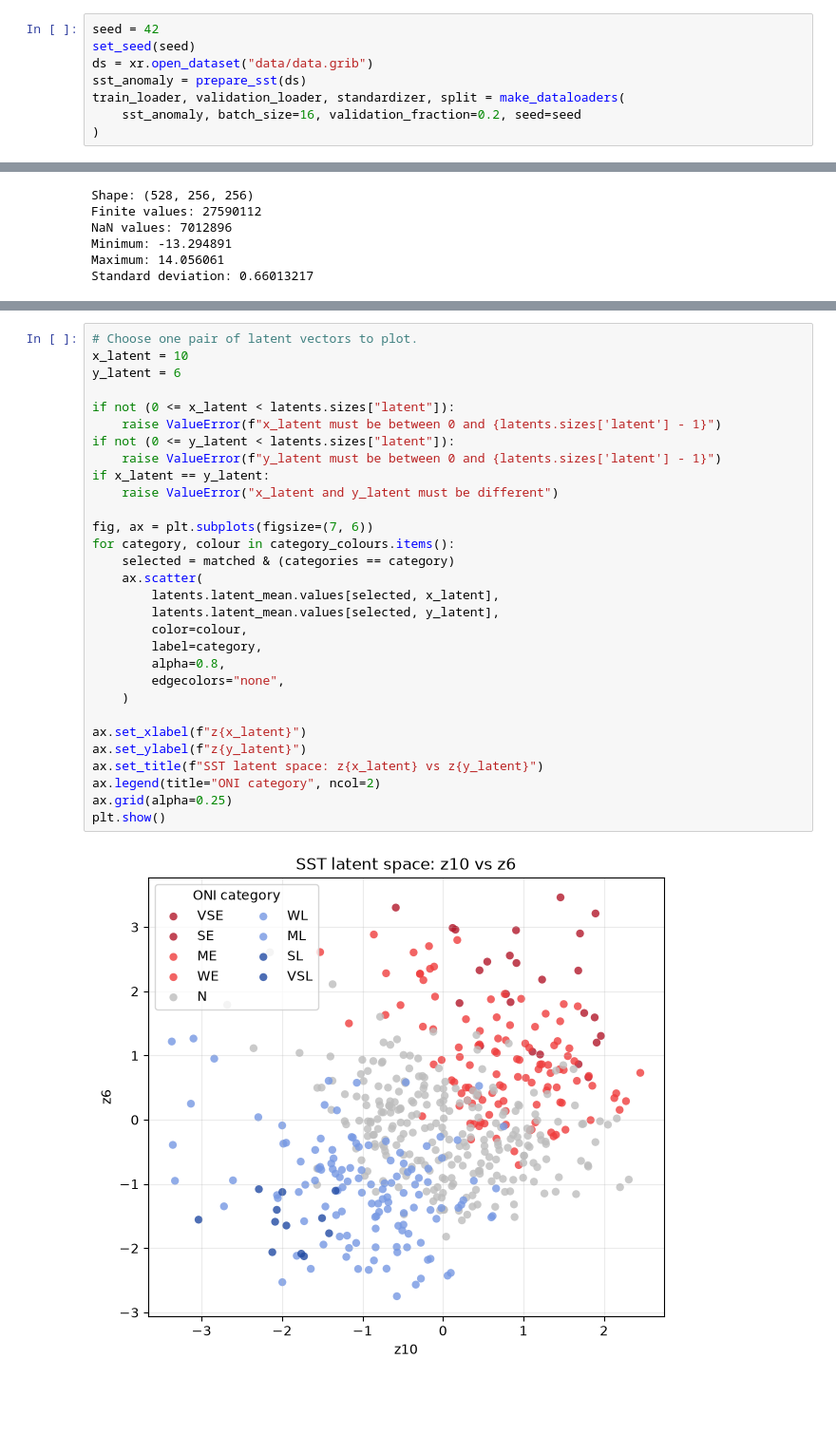
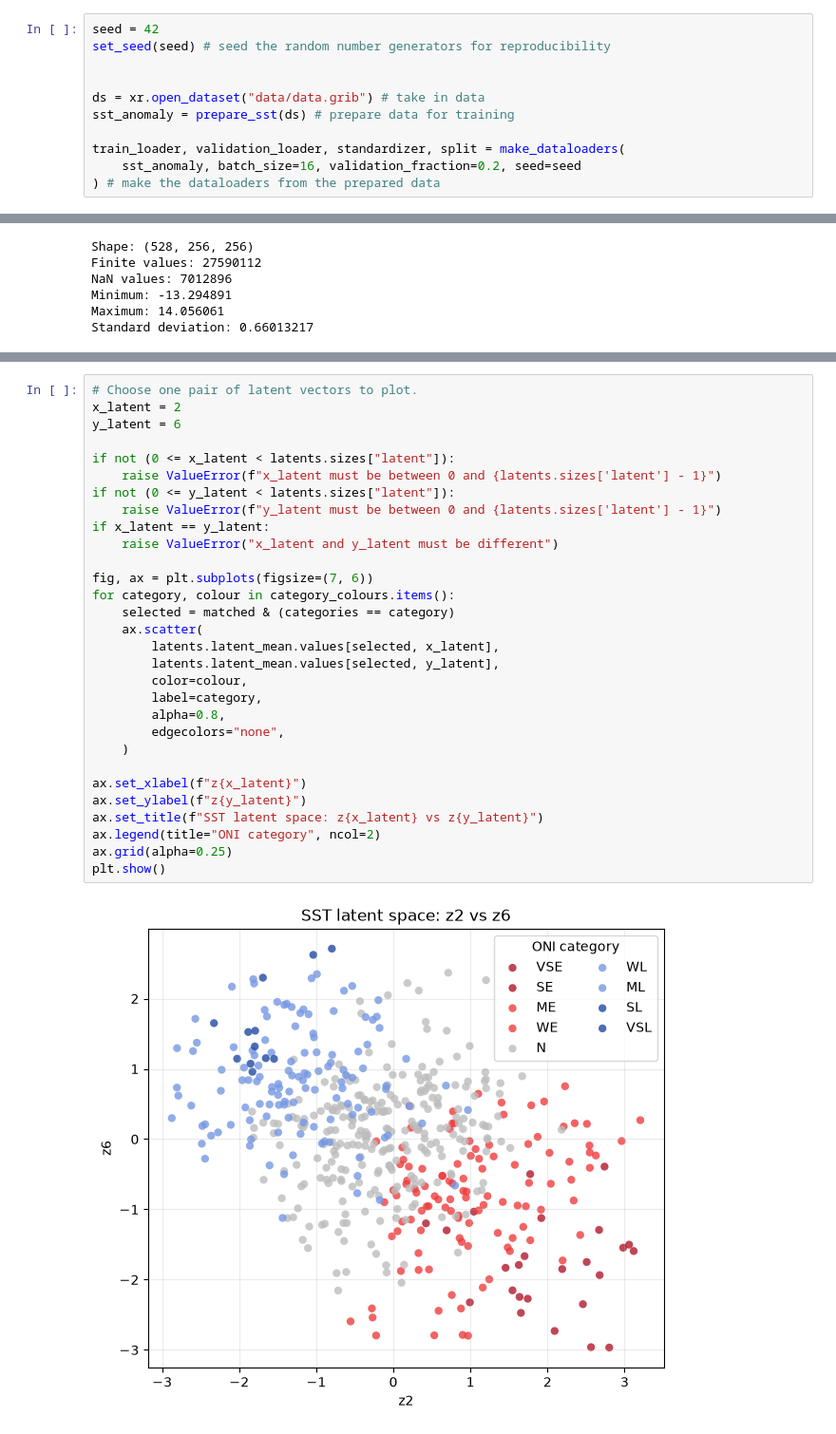
Before and after one commit to or-evan/Wk4Proj, a Jupyter notebook: VAE.ipynb, the cells around one changed output, grey strips where cells are left out. Shown at 95% size. Cells and saved outputs as stored; diff of their text form; blank space fills up the shorter version.

```diff
--- a/VAE.ipynb
+++ b/VAE.ipynb
@@ -435,8 +452,11 @@ BETA = 1e-2
 # %%
 seed = 42
-set_seed(seed)
-ds = xr.open_dataset("data/data.grib")
-sst_anomaly = prepare_sst(ds)
+set_seed(seed) # seed the random number generators for reproducibility
+
+
+ds = xr.open_dataset("data/data.grib") # take in data
+sst_anomaly = prepare_sst(ds) # prepare data for training
+
 train_loader, validation_loader, standardizer, split = make_dataloaders(
     sst_anomaly, batch_size=16, validation_fraction=0.2, seed=seed
-)
+) # make the dataloaders from the prepared data
@@ -587,36 +606,36 @@ print(f"Matched {matched.sum()} of {len(matched)} latent months to ONI categorie
 Matched 528 of 528 latent months to ONI categories
 # %%
 # Choose one pair of latent vectors to plot.
-x_latent = 10
+x_latent = 2
 y_latent = 6
 
 if not (0 <= x_latent < latents.sizes["latent"]):
     raise ValueError(f"x_latent must be between 0 and {latents.sizes['latent'] - 1}")
 if not (0 <= y_latent < latents.sizes["latent"]):
     raise ValueError(f"y_latent must be between 0 and {latents.sizes['latent'] - 1}")
 if x_latent == y_latent:
     raise ValueError("x_latent and y_latent must be different")
 
 fig, ax = plt.subplots(figsize=(7, 6))
 for category, colour in category_colours.items():
     selected = matched & (categories == category)
     ax.scatter(
         latents.latent_mean.values[selected, x_latent],
         latents.latent_mean.values[selected, y_latent],
         color=colour,
         label=category,
         alpha=0.8,
         edgecolors="none",
     )
 
 ax.set_xlabel(f"z{x_latent}")
 ax.set_ylabel(f"z{y_latent}")
 ax.set_title(f"SST latent space: z{x_latent} vs z{y_latent}")
 ax.legend(title="ONI category", ncol=2)
 ax.grid(alpha=0.25)
 plt.show()
 # %% [output]
-[figure, old version]
+[figure, new version]
 # %%
 # Decode one latent state and compare it with the original SST anomaly.
 sample_index = 100
```
Also changed, not shown: parts of 9 cells of this notebook.
